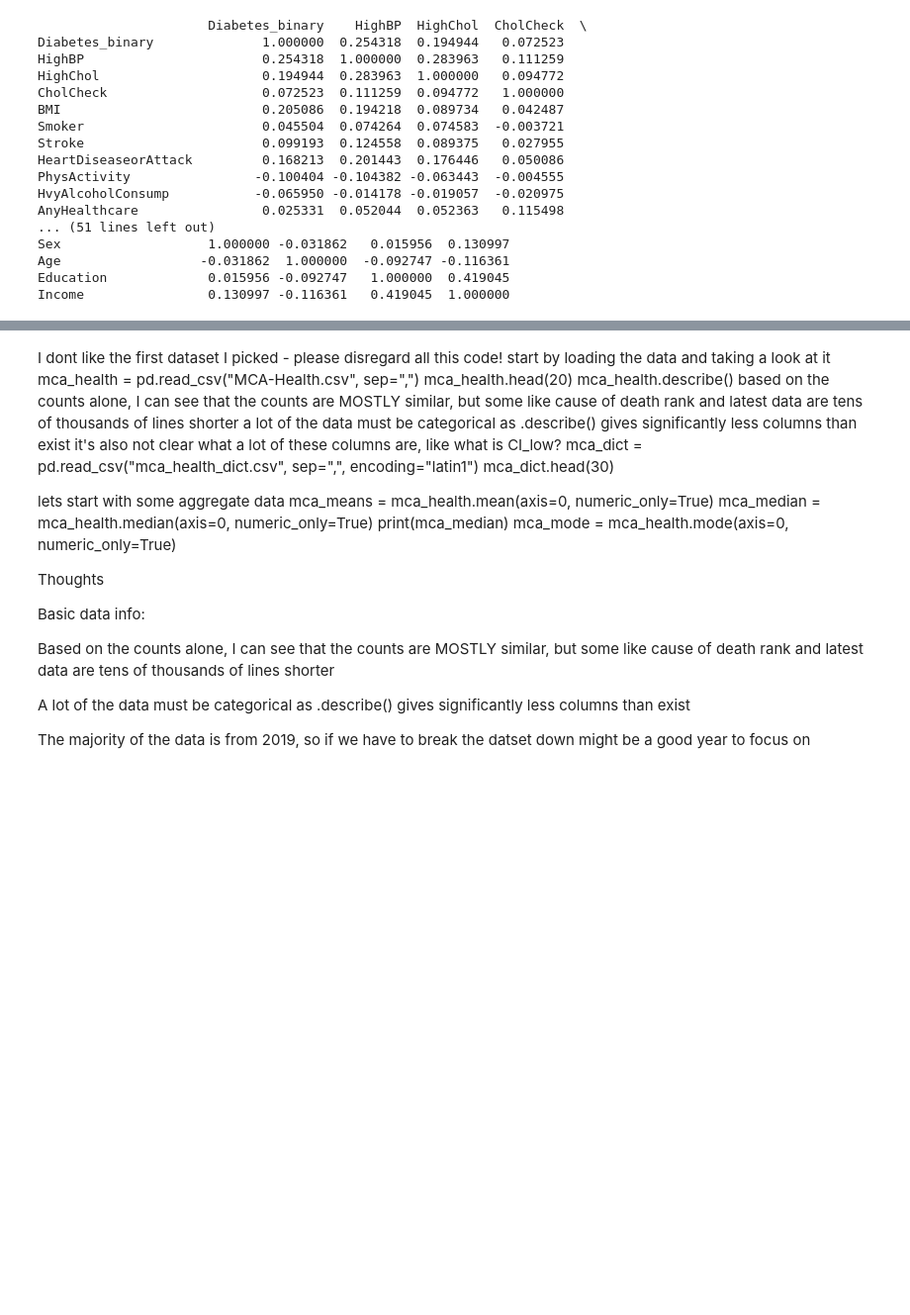
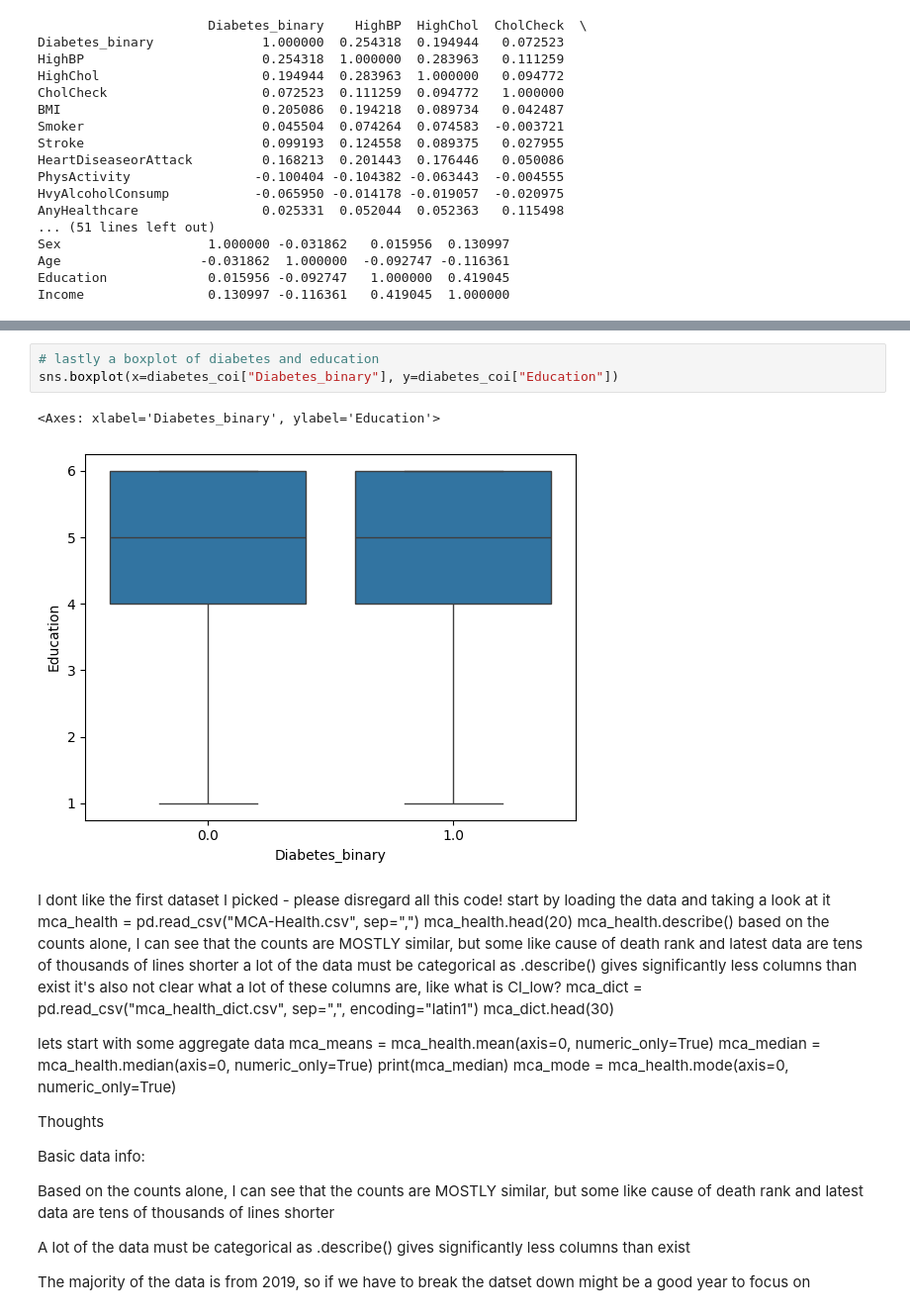
Before and after one commit to beckaa-l/OMDS-ModB2-Week4-Lee-Becka, a Jupyter notebook: Week4.ipynb, the cells around one changed output, grey strips where cells are left out. Shown at 99% size. Saved outputs shown, nothing was run; the diff lists cells and outputs as text; blank space fills up the shorter version.

```diff
--- a/Week4.ipynb
+++ b/Week4.ipynb
@@ -368,3 +381,9 @@ Income                0.130997 -0.116361   0.419045  1.000000
+# %%
+# lastly a boxplot of diabetes and education
+sns.boxplot(x=diabetes_coi["Diabetes_binary"], y=diabetes_coi["Education"])
+# %% [output]
+<Axes: xlabel='Diabetes_binary', ylabel='Education'>
+[figure, added]
 # %% [markdown]
 I dont like the first dataset I picked - please disregard all this code!
 start by loading the data and taking a look at it
```
Also changed, not shown: parts of 2 cells of this notebook.
